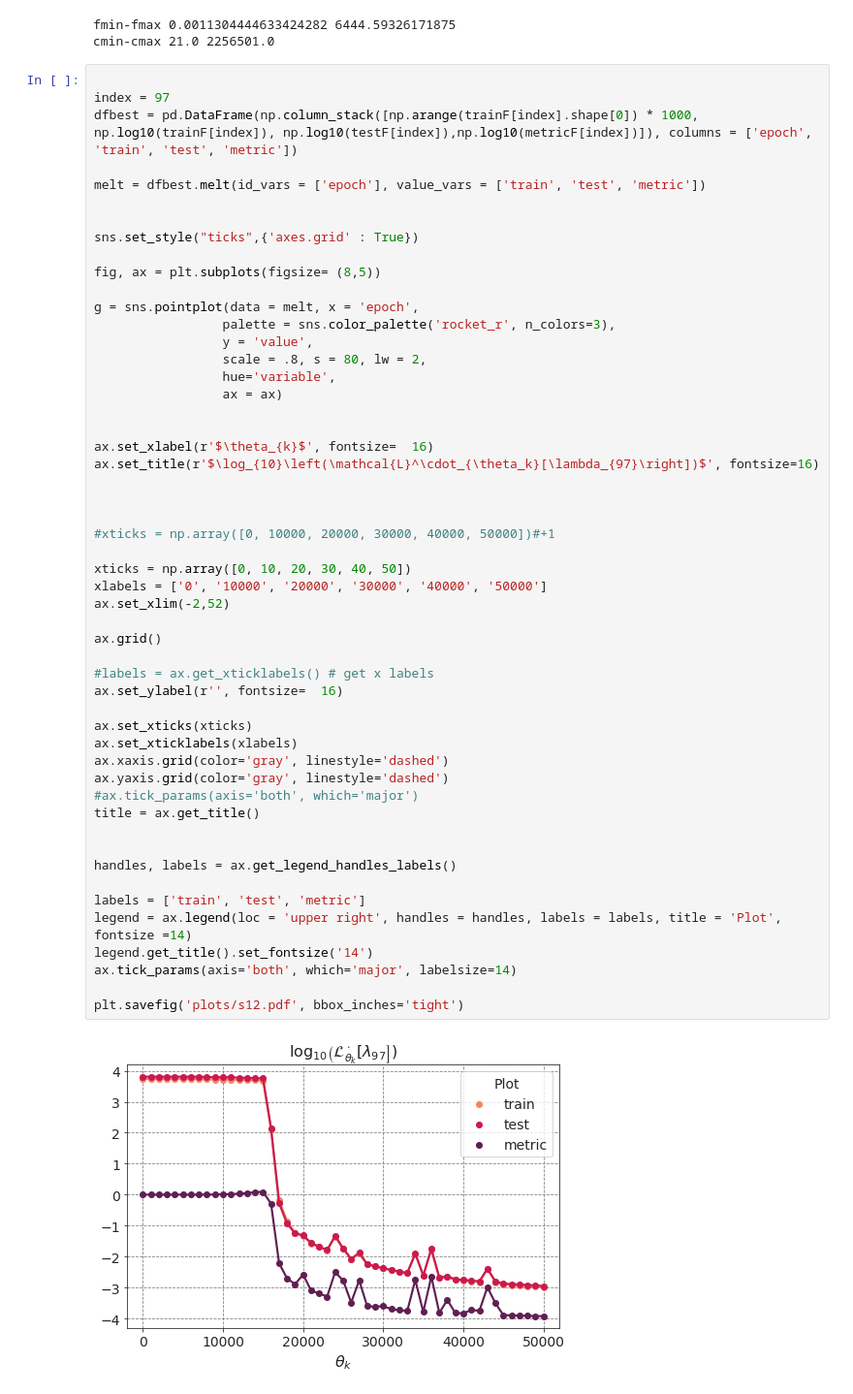
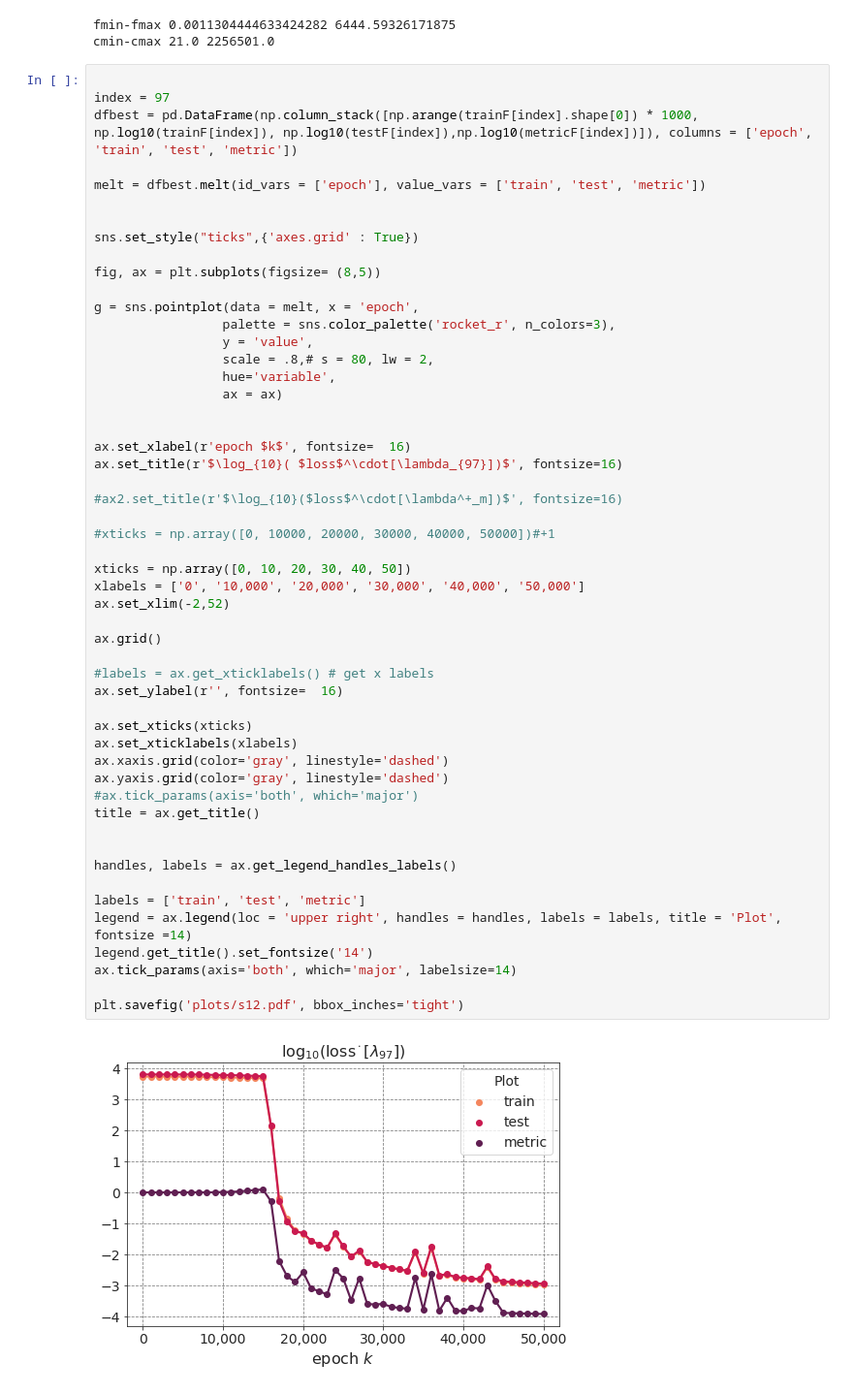
Before and after one commit to pescap/HPOMax, a Jupyter notebook: HPO-PINNs/Dirichlet/HPO-2D.ipynb, the cells around one changed output. Shown at 97% size. Saved outputs shown, nothing was run; the diff lists cells and outputs as text.

```diff
--- a/HPO-PINNs/Dirichlet/HPO-2D.ipynb
+++ b/HPO-PINNs/Dirichlet/HPO-2D.ipynb
@@ -290,42 +295,42 @@ fig, ax = plt.subplots(figsize= (8,5))
 g = sns.pointplot(data = melt, x = 'epoch',
                  palette = sns.color_palette('rocket_r', n_colors=3),
                  y = 'value',
-                 scale = .8, s = 80, lw = 2,
+                 scale = .8,# s = 80, lw = 2,
                  hue='variable',
                  ax = ax)
 
 
-ax.set_xlabel(r'$\theta_{k}$', fontsize=  16)
-ax.set_title(r'$\log_{10}\left(\mathcal{L}^\cdot_{\theta_k}[\lambda_{97}\right])$', fontsize=16)
+ax.set_xlabel(r'epoch $k$', fontsize=  16)
+ax.set_title(r'$\log_{10}( $loss$^\cdot[\lambda_{97}])$', fontsize=16)
 
-
+#ax2.set_title(r'$\log_{10}($loss$^\cdot[\lambda^+_m])$', fontsize=16)
 
 #xticks = np.array([0, 10000, 20000, 30000, 40000, 50000])#+1
 
 xticks = np.array([0, 10, 20, 30, 40, 50])
-xlabels = ['0', '10000', '20000', '30000', '40000', '50000']
+xlabels = ['0', '10,000', '20,000', '30,000', '40,000', '50,000']
 ax.set_xlim(-2,52)
 
 ax.grid()
 
 #labels = ax.get_xticklabels() # get x labels
 ax.set_ylabel(r'', fontsize=  16)
 
 ax.set_xticks(xticks)
 ax.set_xticklabels(xlabels)
 ax.xaxis.grid(color='gray', linestyle='dashed')
 ax.yaxis.grid(color='gray', linestyle='dashed')
 #ax.tick_params(axis='both', which='major')
 title = ax.get_title()
 
 
 handles, labels = ax.get_legend_handles_labels()
 
 labels = ['train', 'test', 'metric']
 legend = ax.legend(loc = 'upper right', handles = handles, labels = labels, title = 'Plot', fontsize =14)
 legend.get_title().set_fontsize('14')
 ax.tick_params(axis='both', which='major', labelsize=14)
 
 plt.savefig('plots/s12.pdf', bbox_inches='tight')
 # %% [output]
-[figure, old version]
+[figure, new version]
```
Also changed, not shown: parts of 10 cells of this notebook, 5 other files.
